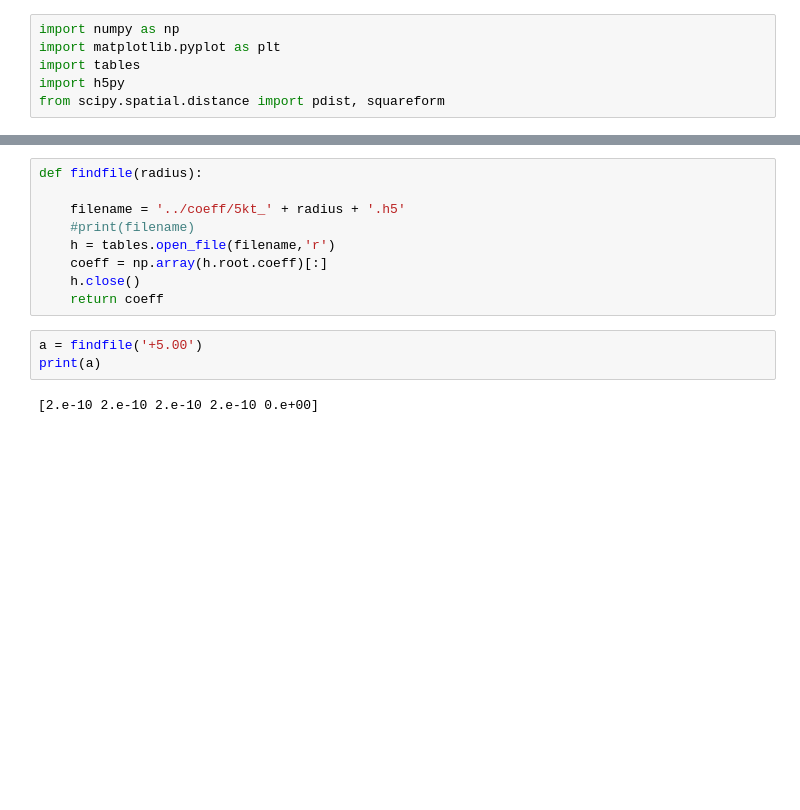
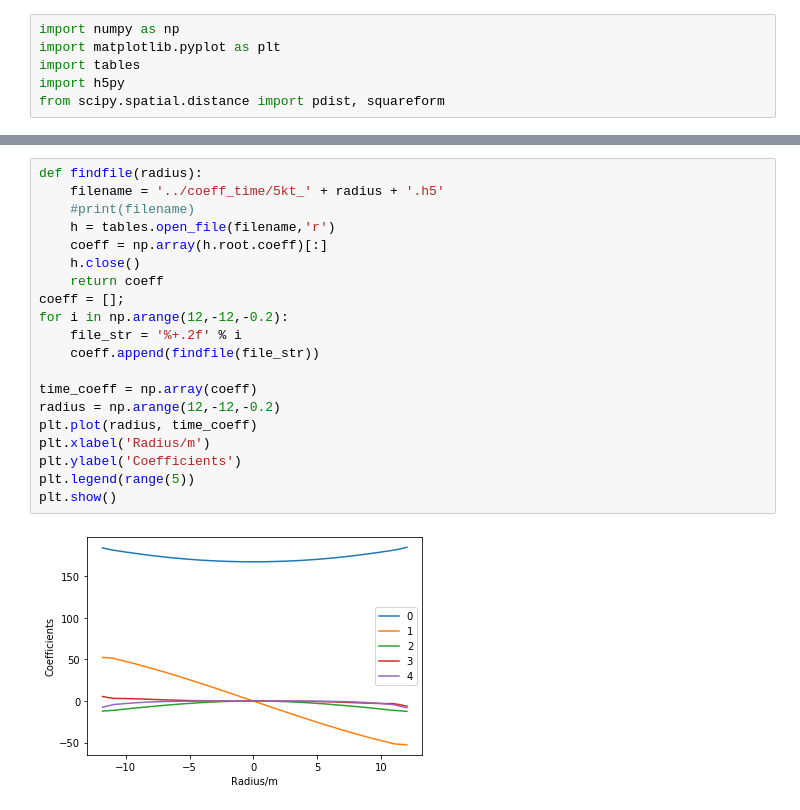
Before and after one commit to dw839566105/Recon1t, a Jupyter notebook: calib/Note/view_5kt.ipynb, the cells around one changed output, grey strips where cells are left out. Saved outputs shown, nothing was run; the diff lists cells and outputs as text; blank space fills up the shorter version.

```diff
--- a/calib/Note/view_5kt.ipynb
+++ b/calib/Note/view_5kt.ipynb
@@ -9,14 +78,22 @@ from scipy.spatial.distance import pdist, squareform
 # %%
 def findfile(radius):
-
-    filename = '../coeff/5kt_' + radius + '.h5'
+    filename = '../coeff_time/5kt_' + radius + '.h5'
     #print(filename)
     h = tables.open_file(filename,'r')
     coeff = np.array(h.root.coeff)[:]
     h.close()
     return coeff
+coeff = [];
+for i in np.arange(12,-12,-0.2):
+    file_str = '%+.2f' % i
+    coeff.append(findfile(file_str))
+
+time_coeff = np.array(coeff)
+radius = np.arange(12,-12,-0.2)
+plt.plot(radius, time_coeff)
+plt.xlabel('Radius/m')
+plt.ylabel('Coefficients')
+plt.legend(range(5))
+plt.show()
+# %% [output]
+[figure, added]
-# %%
-a = findfile('+5.00')
-print(a)
-# %% [output]
-[2.e-10 2.e-10 2.e-10 2.e-10 0.e+00]
```
Also changed, not shown: parts of 4 cells of this notebook, 3 other files.
